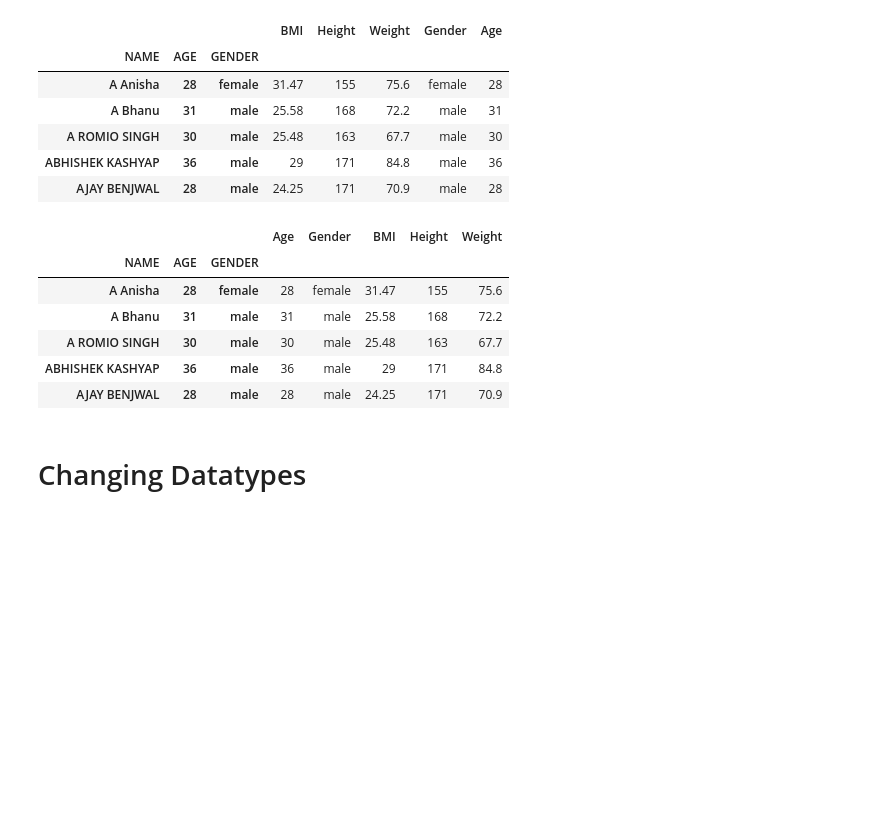
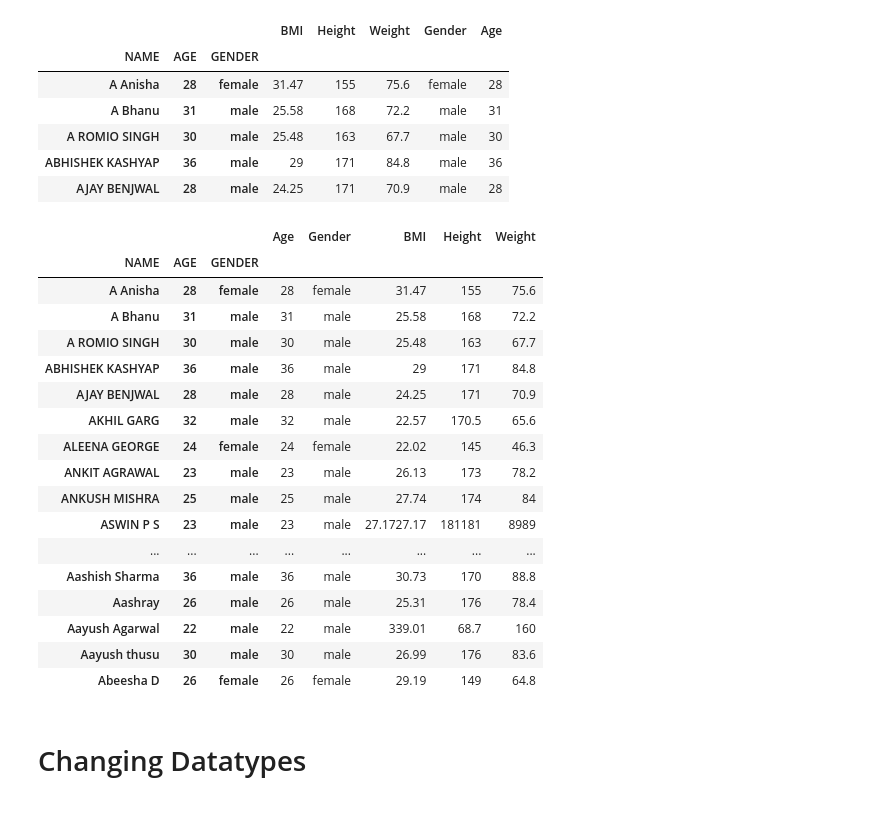
Before and after one commit to Ishanbhatia98/Niroggyan, a Jupyter notebook: Get_active_data_analysis/notebooks/BMI_analysis.ipynb, the cells around one changed output. Saved outputs shown, nothing was run; the diff lists cells and outputs as text; code cells hidden in the pictures; blank space fills up the shorter version.

```diff
--- a/Get_active_data_analysis/notebooks/BMI_analysis.ipynb
+++ b/Get_active_data_analysis/notebooks/BMI_analysis.ipynb
@@ -68,15 +68,26 @@ bmi.head()
 | AJAY BENJWAL | 28 | male | 24.25 | 171 | 70.9 | male | 28 |
 # %%
 bmi = bmi[['Age', 'Gender', 'BMI', 'Height', 'Weight']]
-bmi.head()
+bmi.head(20)
 # %% [output]
 |  |  |  | Age | Gender | BMI | Height | Weight |
 | NAME | AGE | GENDER |  |  |  |  |  |
 | A Anisha | 28 | female | 28 | female | 31.47 | 155 | 75.6 |
 | A Bhanu | 31 | male | 31 | male | 25.58 | 168 | 72.2 |
 | A ROMIO SINGH | 30 | male | 30 | male | 25.48 | 163 | 67.7 |
 | ABHISHEK KASHYAP | 36 | male | 36 | male | 29 | 171 | 84.8 |
 | AJAY BENJWAL | 28 | male | 28 | male | 24.25 | 171 | 70.9 |
+| AKHIL GARG | 32 | male | 32 | male | 22.57 | 170.5 | 65.6 |
+| ALEENA GEORGE | 24 | female | 24 | female | 22.02 | 145 | 46.3 |
+| ANKIT AGRAWAL | 23 | male | 23 | male | 26.13 | 173 | 78.2 |
+| ANKUSH MISHRA | 25 | male | 25 | male | 27.74 | 174 | 84 |
+| ASWIN P S | 23 | male | 23 | male | 27.1727.17 | 181181 | 8989 |
+| ... | ... | ... | ... | ... | ... | ... | ... |
+| Aashish Sharma | 36 | male | 36 | male | 30.73 | 170 | 88.8 |
+| Aashray | 26 | male | 26 | male | 25.31 | 176 | 78.4 |
+| Aayush Agarwal | 22 | male | 22 | male | 339.01 | 68.7 | 160 |
+| Aayush thusu | 30 | male | 30 | male | 26.99 | 176 | 83.6 |
+| Abeesha D | 26 | female | 26 | female | 29.19 | 149 | 64.8 |
 # %% [markdown]
 <h1>Changing Datatypes<h1>
 # %%
```
Also changed, not shown: parts of 4 cells of this notebook, 30 other files.
